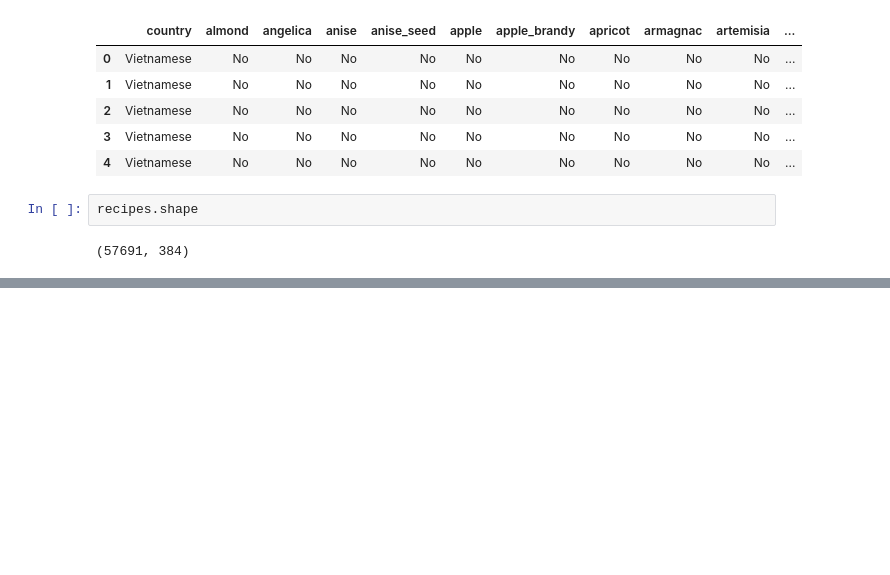
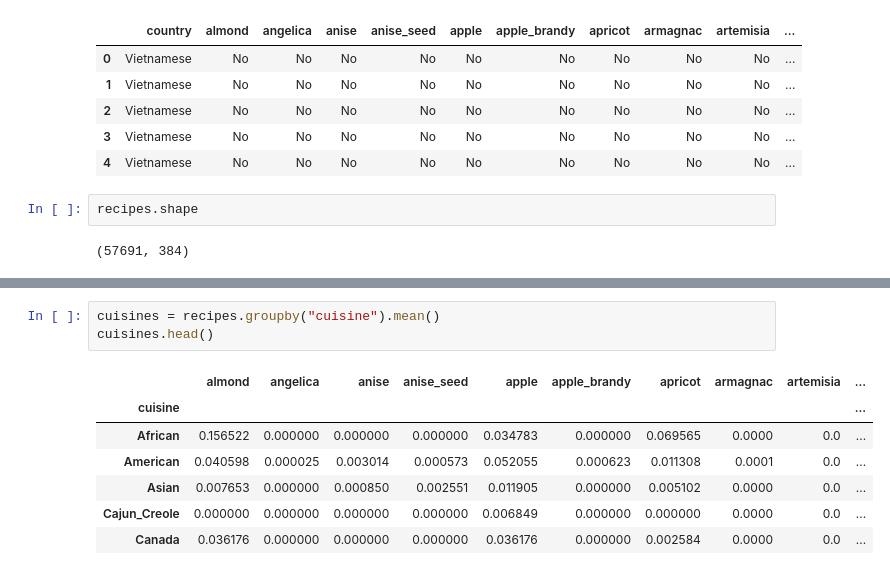
Before and after one commit to RezaLahi/Practice-Coursera, a Jupyter notebook: Data Science Methodlogy/Defining the Cuisines of a recipe.ipynb, the cells around one changed output, grey strips where cells are left out. Drawn from its saved outputs; the diff is of its cells as text; blank space fills up the shorter version.

```diff
--- a/Data Science Methodlogy/Defining the Cuisines of a recipe.ipynb
+++ b/Data Science Methodlogy/Defining the Cuisines of a recipe.ipynb
@@ -18,0 +213,11 @@ recipes.shape
+# %%
+cuisines = recipes.groupby("cuisine").mean()
+cuisines.head()
+# %% [output]
+|  | almond | angelica | anise | anise_seed | apple | apple_brandy | apricot | armagnac | artemisia | ... |
+| cuisine |  |  |  |  |  |  |  |  |  | ... |
+| African | 0.156522 | 0.000000 | 0.000000 | 0.000000 | 0.034783 | 0.000000 | 0.069565 | 0.0000 | 0.0 | ... |
+| American | 0.040598 | 0.000025 | 0.003014 | 0.000573 | 0.052055 | 0.000623 | 0.011308 | 0.0001 | 0.0 | ... |
+| Asian | 0.007653 | 0.000000 | 0.000850 | 0.002551 | 0.011905 | 0.000000 | 0.005102 | 0.0000 | 0.0 | ... |
+| Cajun_Creole | 0.000000 | 0.000000 | 0.000000 | 0.000000 | 0.006849 | 0.000000 | 0.000000 | 0.0000 | 0.0 | ... |
+| Canada | 0.036176 | 0.000000 | 0.000000 | 0.000000 | 0.036176 | 0.000000 | 0.002584 | 0.0000 | 0.0 | ... |
```
Also changed, not shown: parts of 16 cells of this notebook.
